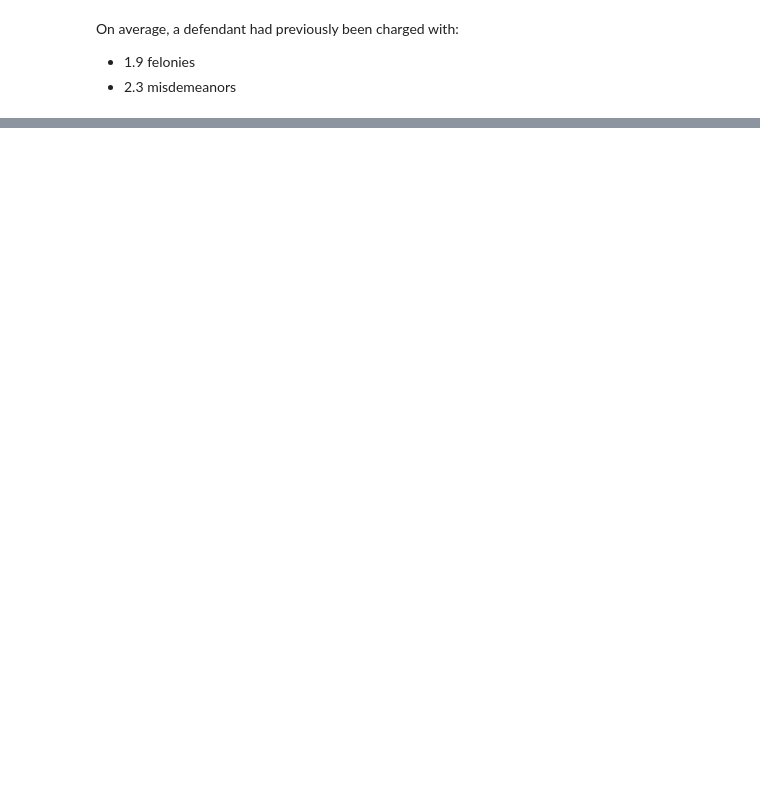
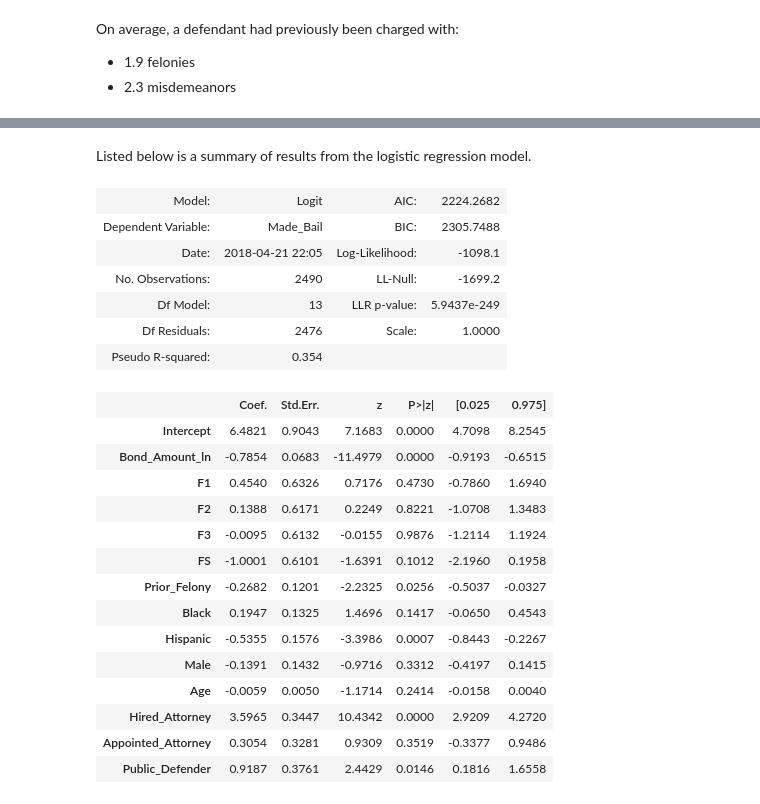
Before and after one commit to natethedrummer/pretrial-release, a Jupyter notebook: ptr.ipynb, the cells around one changed output, grey strips where cells are left out. Cells and saved outputs as stored; diff of their text form; code cells hidden in the pictures; blank space fills up the shorter version.

```diff
--- a/ptr.ipynb
+++ b/ptr.ipynb
@@ -285,19 +242,0 @@ df_frame.head()
-# %%
-i=0
-
-for f in frames:
-
-    df = f
-
-    # include count and mean only
-    df = df[['count','mean']]
-
-    # rename stats
-    df.rename(columns={'count': 'N',
-        'mean': 'Mean'
-        }, inplace=True)
-
-    # output to excel
-    df.to_csv('bail_by_demographics_' + str(i) + '.csv')
-
-    i+=1
@@ -388,0 +319,10 @@ df_pred.to_csv('pred.csv')
+# %%
+df_ptr_model = df.rename(columns={'Offense Against Family': 'Family_Offense',
+                                 'DWI': 'DWI_Offense',
+                                 'Prior Felony': 'Prior_Felony',
+                                 'Hired Attorney': 'Hired_Attorney',
+                                 'Appointed Attorney': 'Appointed_Attorney',
+                                 'Public Defender': 'Public_Defender',
+                                 'Made Bail': 'Made_Bail'})
+
+results = smf.logit('Made_Bail ~ Bond_Amount_ln + F1 + F2 + F3 + FS + Prior_Felony + Black + Hispanic + Male + Age + Hired_Attorney + Appointed_Attorney + Public_Defender', data=df_ptr_model).fit(full_output=False, disp=False)
@@ -388,0 +355,27 @@ df_pred.to_csv('pred.csv')
+# %% [markdown]
+Listed below is a summary of results from the logistic regression model.
+# %%
+results.summary2()
+# %% [output]
+| Model: | Logit | AIC: | 2224.2682 |
+| Dependent Variable: | Made_Bail | BIC: | 2305.7488 |
+| Date: | 2018-04-21 22:05 | Log-Likelihood: | -1098.1 |
+| No. Observations: | 2490 | LL-Null: | -1699.2 |
+| Df Model: | 13 | LLR p-value: | 5.9437e-249 |
+| Df Residuals: | 2476 | Scale: | 1.0000 |
+| Pseudo R-squared: | 0.354 |  |  |
+|  | Coef. | Std.Err. | z | P>|z| | [0.025 | 0.975] |
+| Intercept | 6.4821 | 0.9043 | 7.1683 | 0.0000 | 4.7098 | 8.2545 |
+| Bond_Amount_ln | -0.7854 | 0.0683 | -11.4979 | 0.0000 | -0.9193 | -0.6515 |
+| F1 | 0.4540 | 0.6326 | 0.7176 | 0.4730 | -0.7860 | 1.6940 |
+| F2 | 0.1388 | 0.6171 | 0.2249 | 0.8221 | -1.0708 | 1.3483 |
+| F3 | -0.0095 | 0.6132 | -0.0155 | 0.9876 | -1.2114 | 1.1924 |
+| FS | -1.0001 | 0.6101 | -1.6391 | 0.1012 | -2.1960 | 0.1958 |
+| Prior_Felony | -0.2682 | 0.1201 | -2.2325 | 0.0256 | -0.5037 | -0.0327 |
+| Black | 0.1947 | 0.1325 | 1.4696 | 0.1417 | -0.0650 | 0.4543 |
+| Hispanic | -0.5355 | 0.1576 | -3.3986 | 0.0007 | -0.8443 | -0.2267 |
+| Male | -0.1391 | 0.1432 | -0.9716 | 0.3312 | -0.4197 | 0.1415 |
+| Age | -0.0059 | 0.0050 | -1.1714 | 0.2414 | -0.0158 | 0.0040 |
+| Hired_Attorney | 3.5965 | 0.3447 | 10.4342 | 0.0000 | 2.9209 | 4.2720 |
+| Appointed_Attorney | 0.3054 | 0.3281 | 0.9309 | 0.3519 | -0.3377 | 0.9486 |
+| Public_Defender | 0.9187 | 0.3761 | 2.4429 | 0.0146 | 0.1816 | 1.6558 |
```
Also changed, not shown: parts of 64 cells of this notebook.
